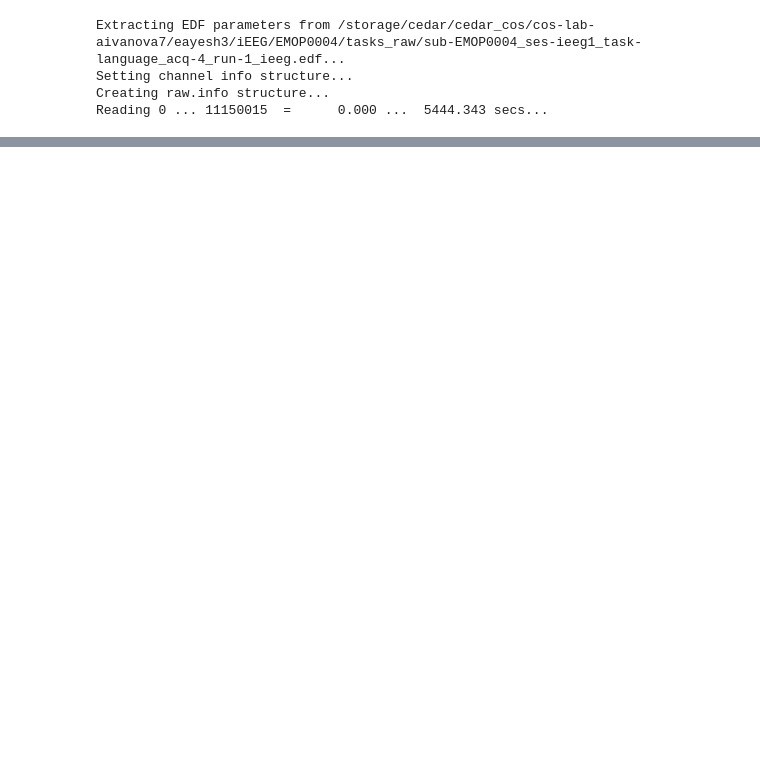
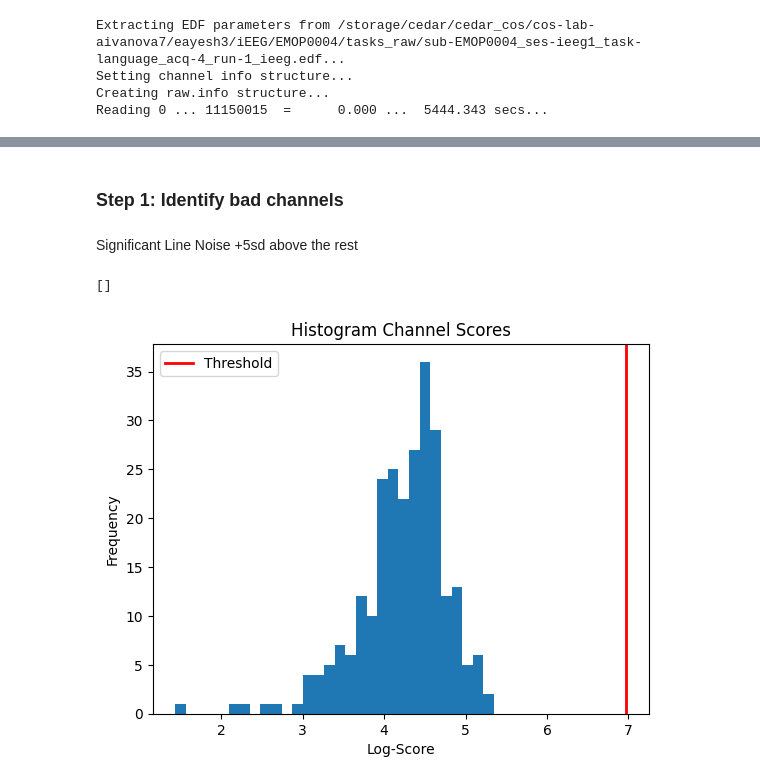
Before and after one commit to GT-LIT-Lab/iEEG_prep, a Jupyter notebook: notebooks/iEEG_prep.ipynb, the cells around one changed output, grey strips where cells are left out. Cells and saved outputs as stored; diff of their text form; code cells hidden in the pictures; blank space fills up the shorter version.

```diff
--- a/notebooks/iEEG_prep.ipynb
+++ b/notebooks/iEEG_prep.ipynb
@@ -39,0 +60,4 @@ raw.ch_names
+# %% [markdown]
+### Step 1: Identify bad channels
+# %% [markdown]
+Significant Line Noise +5sd above the rest
@@ -39,0 +161,22 @@ raw.ch_names
+# %%
+bads
+# %% [output]
+[]
+# %%
+import matplotlib.pyplot as plt
+import numpy as np
+
+vals = np.asarray(list(scores.values()))
+
+plt.hist(vals, bins=30)
+
+plt.axvline(threshold, color="red", linewidth=2, label="Threshold")
+
+plt.xlabel("Log-Score")
+plt.ylabel("Frequency")
+plt.title("Histogram Channel Scores")
+plt.legend()
+
+plt.show()
+# %% [output]
+[figure, added]
```
Also changed, not shown: parts of 85 cells of this notebook, 3 other files.
